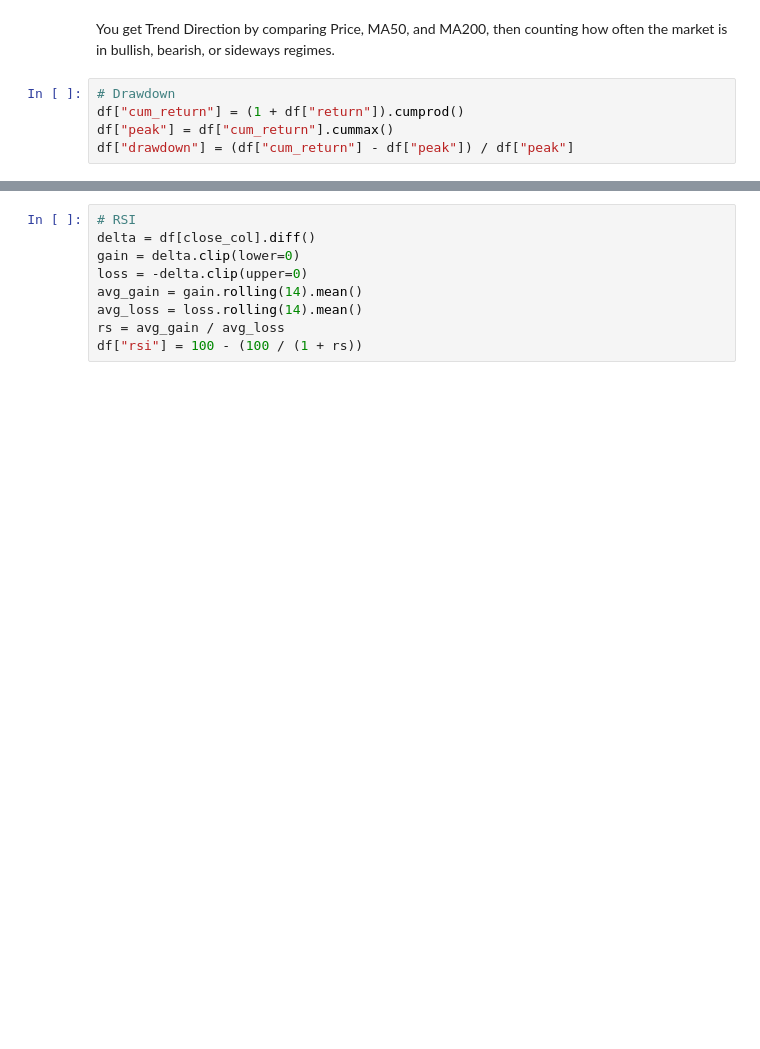
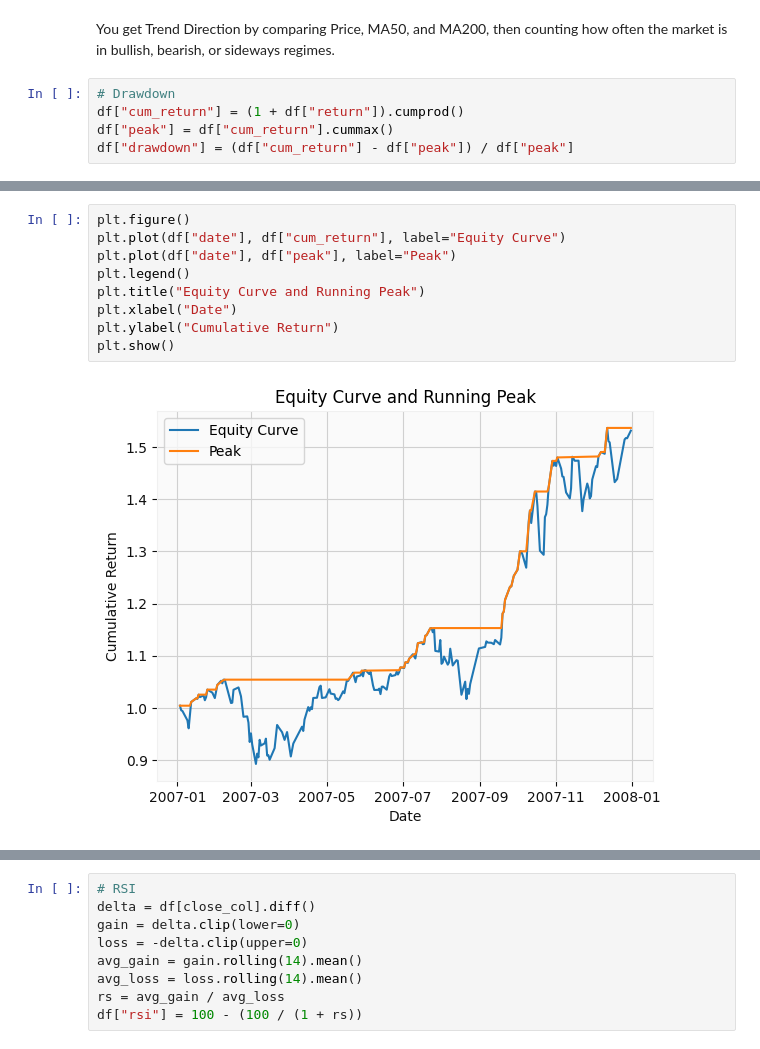
Before and after one commit to Goal48/NIFTY_Data_Analysis, a Jupyter notebook: NIFTY50.ipynb, the cells around one changed output, grey strips where cells are left out. Saved outputs shown, nothing was run; the diff lists cells and outputs as text; blank space fills up the shorter version.

```diff
--- a/NIFTY50.ipynb
+++ b/NIFTY50.ipynb
@@ -160,0 +215,11 @@ df["drawdown"] = (df["cum_return"] - df["peak"]) / df["peak"]
+# %%
+plt.figure()
+plt.plot(df["date"], df["cum_return"], label="Equity Curve")
+plt.plot(df["date"], df["peak"], label="Peak")
+plt.legend()
+plt.title("Equity Curve and Running Peak")
+plt.xlabel("Date")
+plt.ylabel("Cumulative Return")
+plt.show()
+# %% [output]
+[figure, added]
```
Also changed, not shown: parts of 26 cells of this notebook.
